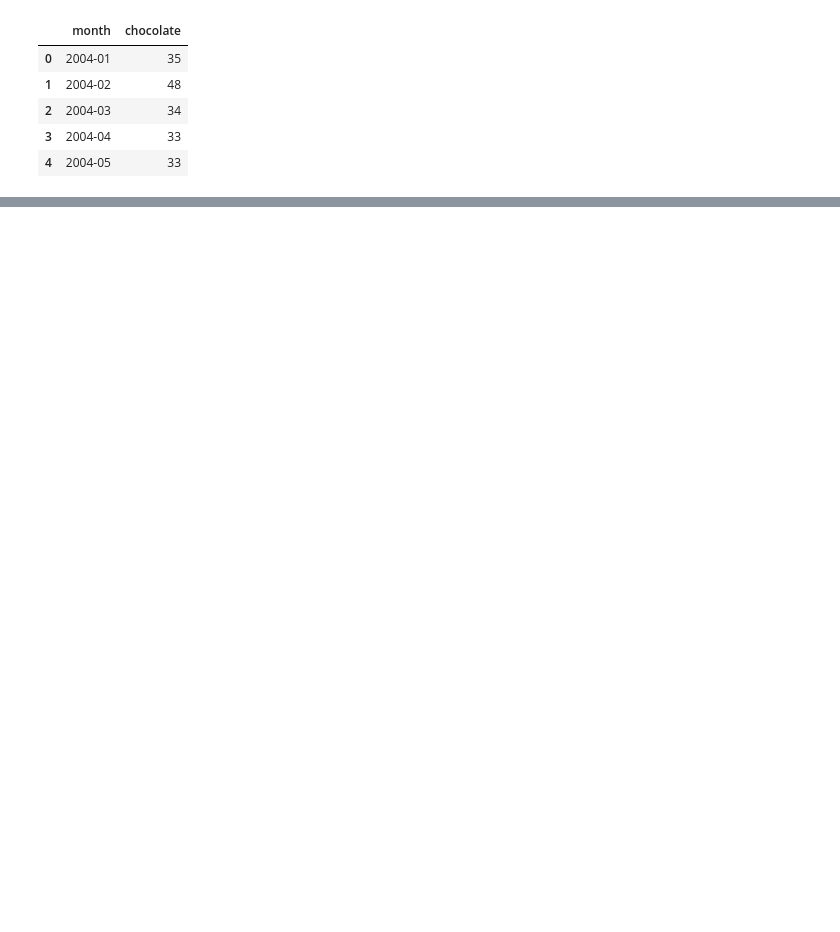
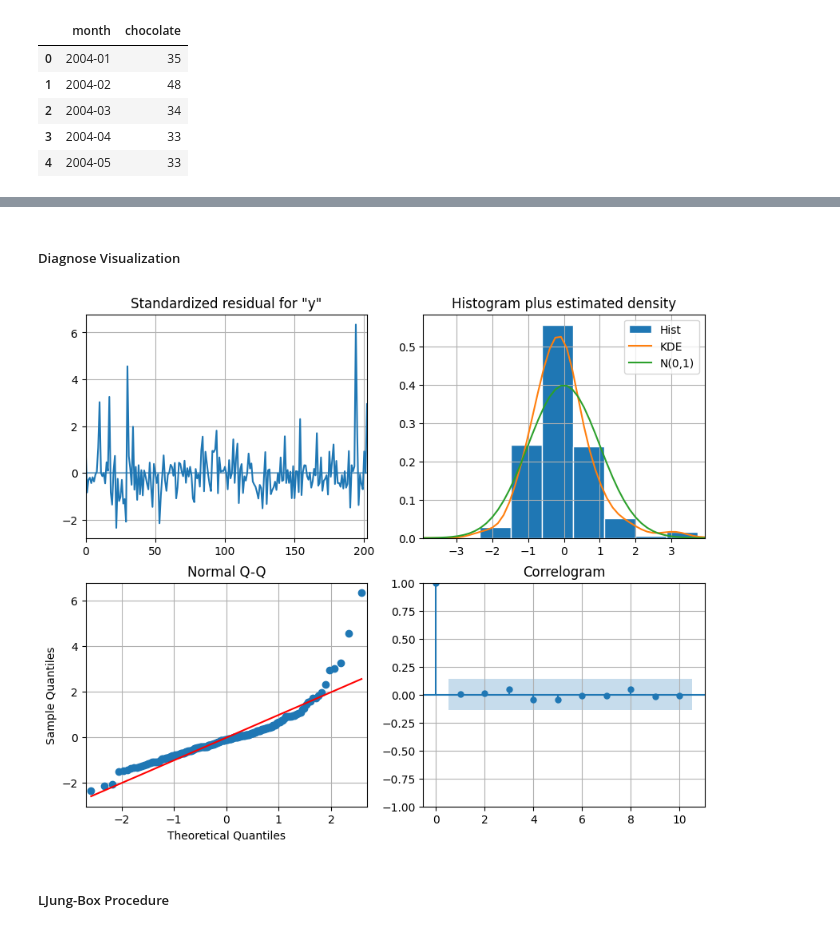
Before and after one commit to joakor89/Time_series_in_python, a Jupyter notebook: chap_19/automating_fc_at_scale.ipynb, the cells around one changed output, grey strips where cells are left out. Saved outputs shown, nothing was run; the diff lists cells and outputs as text; code cells hidden in the pictures; blank space fills up the shorter version.

```diff
--- a/chap_19/automating_fc_at_scale.ipynb
+++ b/chap_19/automating_fc_at_scale.ipynb
@@ -393,0 +483,29 @@ df.head()
+# %%
+# Parameter Grid
+param_grid = {
+    'changepoint_prior_scale': [0.001, 0.01, 0.1, 0.5],
+    'seasonality_prior_scale': [0.01, 0.1, 1.0, 10.0]
+}
+
+# List of Unique Parameters Combination
+params = [dict(zip(param_grid.keys(), v)) for v in product(*param_grid.values())]
+
+mses = []
+
+last_train_date = train['ds'].max()
+cutoffs_end_date = last_train_date - pd.Timedelta(days=365)
+cutoffs = pd.date_range(start='2009-01-31', end=cutoffs_end_date, freq='12M')
+
+mses = []
+
+for param in params:
+    m = Prophet(**param)
+    m.add_country_holidays(country_name='US')
+    m.fit(train)
+
+    df_cv = cross_validation(model=m, horizon='365 days', cutoffs=cutoffs)
+    df_p = performance_metrics(df_cv, rolling_window=1)
+    mses.append(df_p['mse'].values[0])
+
+tuning_results = pd.DataFrame(params)
+tuning_results['mse'] = mses
@@ -393,0 +890,5 @@ df.head()
+# %%
+SARIMA_model = SARIMAX(train['y'], order=(1,1,1), seasonal_order=(1,0,1,12), simple_differencing=False)
+SARIMA_model_fit = SARIMA_model.fit(disp=False)
+
+print(SARIMA_model_fit.summary())
@@ -393,0 +913,8 @@ df.head()
+# %% [markdown]
+##### Diagnose Visualization
+# %%
+SARIMA_model_fit.plot_diagnostics(figsize=(10,8));
+# %% [output]
+[figure, added]
+# %% [markdown]
+##### LJung-Box Procedure
```
Also changed, not shown: parts of 53 cells of this notebook.
